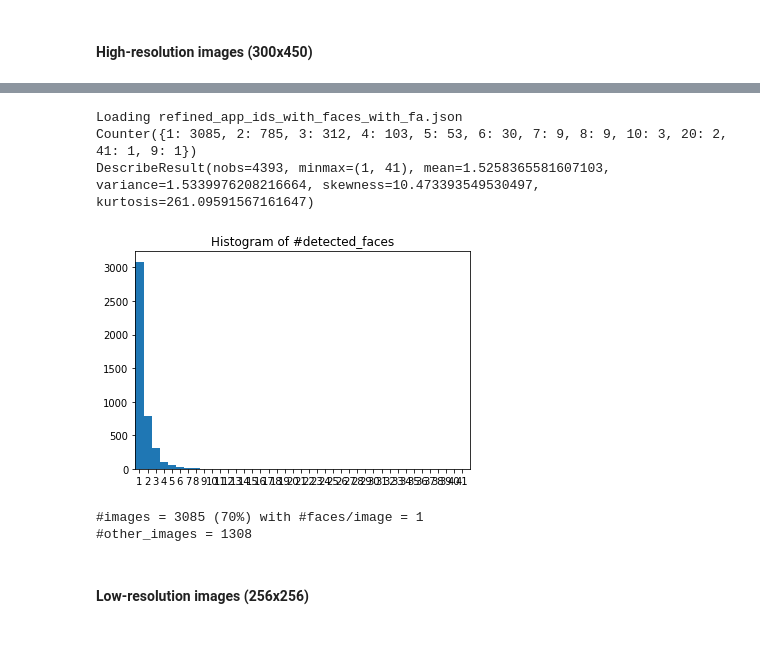
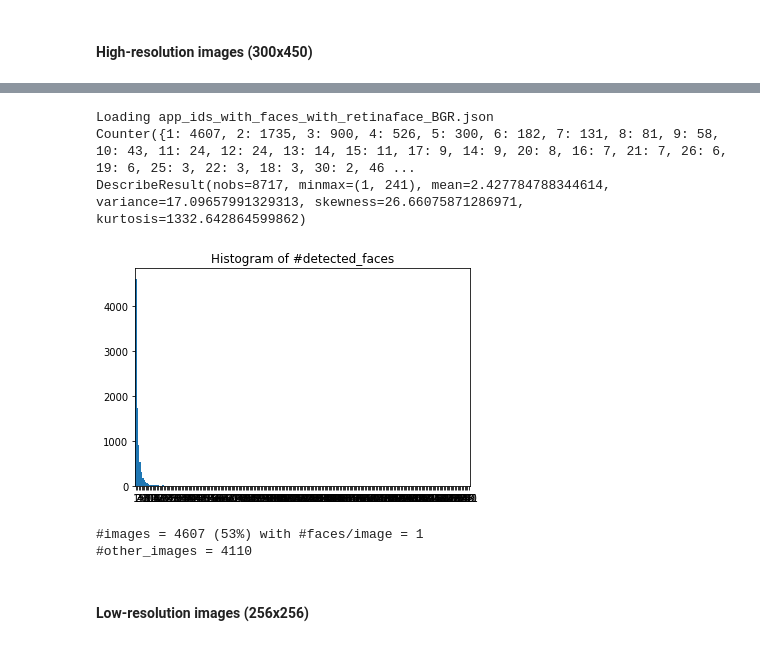
Before and after one commit to woctezuma/steam-filtered-image-data, a Jupyter notebook: build_steam_oneface_dataset.ipynb, the cells around one changed output, grey strips where cells are left out. Cells and saved outputs as stored; diff of their text form; code cells hidden in the pictures.

```diff
--- a/build_steam_oneface_dataset.ipynb
+++ b/build_steam_oneface_dataset.ipynb
@@ -528,5 +763,8 @@ DescribeResult(nobs=2388, minmax=(1, 19), mean=1.6850921273031825, variance=1.58
 # %% [markdown]
 ### From scratch
+# %%
+# model_to_use = 'fa'
+model_to_use = 'retinaface'
 # %%
 # Recommended value: False (to avoid running unnecessary computations)
 refine_with_landmarks = False
@@ -552,21 +811,23 @@ save_app_id_dict_with_fa(app_id_dict,
 # %%
 image_dir = 'data/original_vertical_steam_banners'
-app_id_dict_hr = load_app_id_dict_with_fa(image_dir,
-                                          refine_with_landmarks=refine_with_landmarks,
-                                          use_BGR=use_BGR)
+
+app_id_dict_hr = load_app_id_dict(image_dir,
+                                  refine_with_landmarks=refine_with_landmarks,
+                                  use_BGR=use_BGR,
+                                  model_to_use=model_to_use)
 
 counter = Counter(app_id_dict_hr.values())
 print(counter)
 
 data_for_faces = [ i for i in app_id_dict_hr.values() ]
 analyze_data(data_for_faces)
 # %% [output]
-Loading refined_app_ids_with_faces_with_fa.json
-Counter({1: 3085, 2: 785, 3: 312, 4: 103, 5: 53, 6: 30, 7: 9, 8: 9, 10: 3, 20: 2, 41: 1, 9: 1})
-DescribeResult(nobs=4393, minmax=(1, 41), mean=1.5258365581607103, variance=1.5339976208216664, skewness=10.473393549530497, kurtosis=261.09591567161647)
+Loading app_ids_with_faces_with_retinaface_BGR.json
+Counter({1: 4607, 2: 1735, 3: 900, 4: 526, 5: 300, 6: 182, 7: 131, 8: 81, 9: 58, 10: 43, 11: 24, 12: 24, 13: 14, 15: 11, 17: 9, 14: 9, 20: 8, 16: 7, 21: 7, 26: 6, 19: 6, 25: 3, 22: 3, 18: 3, 30: 2, 46 ...
+DescribeResult(nobs=8717, minmax=(1, 241), mean=2.427784788344614, variance=17.09657991329313, skewness=26.66075871286971, kurtosis=1332.642864599862)
-[figure, old version]
+[figure, new version]
-#images = 3085 (70%) with #faces/image = 1
-#other_images = 1308
+#images = 4607 (53%) with #faces/image = 1
+#other_images = 4110
 # %% [markdown]
 #### Low-resolution images (256x256)
 # %%
```
Also changed, not shown: parts of 40 cells of this notebook.
